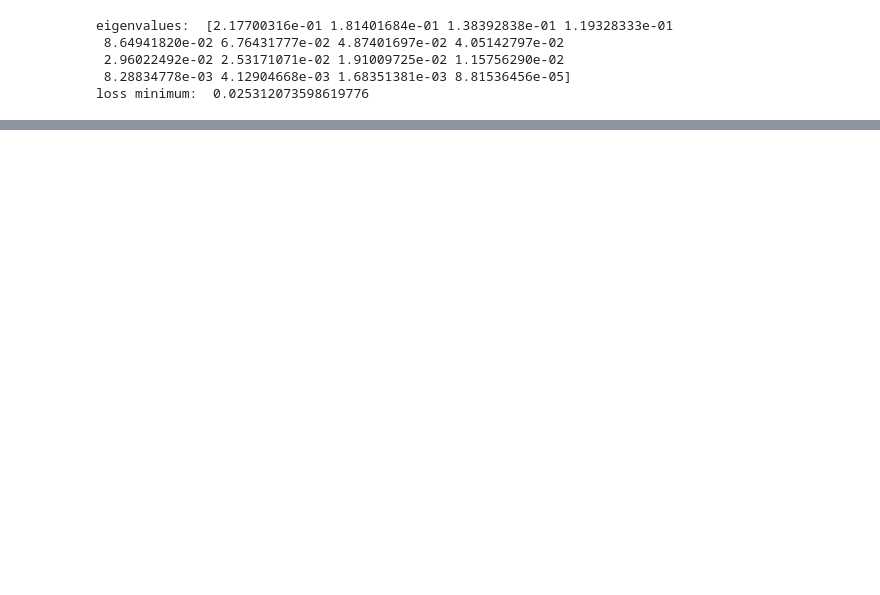
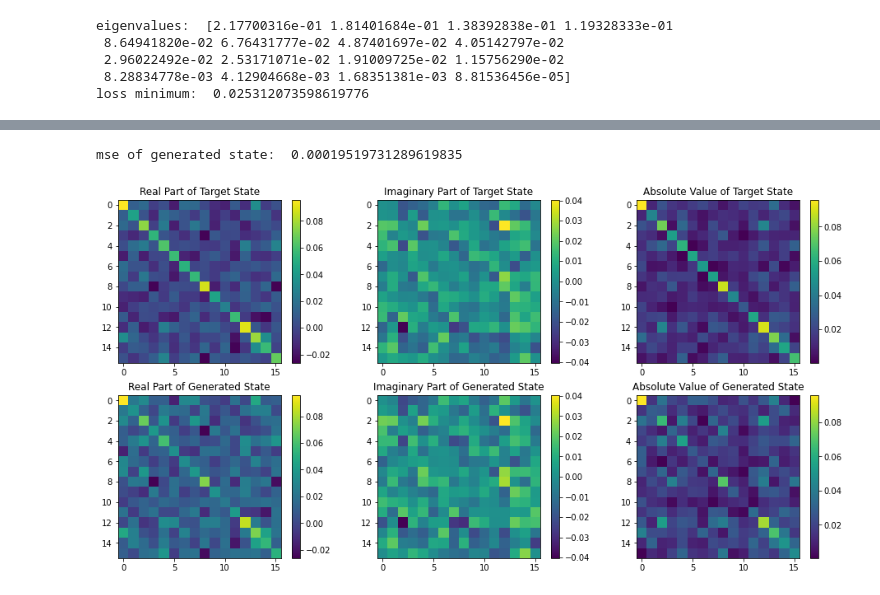
Before and after one commit to haimengzhao/g-qpca, a Jupyter notebook: qpca_gen.ipynb, the cells around one changed output, grey strips where cells are left out. Saved outputs shown, nothing was run; the diff lists cells and outputs as text; code cells hidden in the pictures; blank space fills up the shorter version.

Commit message:
generator

```diff
--- a/qpca_gen.ipynb
+++ b/qpca_gen.ipynb
@@ -195,0 +201,49 @@ eigenvalue mse:  4.1256464260853657e-07
+# %%
+dev_gen = qml.device('default.mixed', wires=n)
+@qml.qnode(dev_gen, interface=None)
+def generator(pca_eigs, n_layers, variational_params):
+    '''
+        Generate state via qPCA^dagger.
+    '''
+    qml.QubitDensityMatrix(np.diag(pca_eigs), wires=list(range(n)))
+    qml.adjoint(variational_qpca)(n_layers, variational_params)
+    return qml.density_matrix(list(range(n)))
+# %%
+# truncate eigenvalues
+n_trunc = 4
+trunc_pca_eigs = np.pad(pca_eigen[:n_trunc]/np.sum(pca_eigen[:n_trunc]), (0, n ** 2 - n_trunc), 'constant')[order]
+gen_state = generator(trunc_pca_eigs, n_layers, var_params)
+
+# print('real eigs sorted:\n', S)
+# print('pca eigs sorted:\n', pca_eigen)
+# print('pca eigs:\n', np.diag(pca_state))
+# print('trunc pca eigs:\n', trunc_pca_eigs)
+
+print('mse of generated state: ', np.mean(np.abs(gen_state - target_state)**2))
+
+fig, ax = plt.subplots(2, 3, figsize=(16, 8))
+
+im_target_real = ax[0][0].imshow(np.real(target_state))
+ax[0][0].set_title('Real Part of Target State')
+plt.colorbar(im_target_real, ax=ax[0][0])
+im_target_imag = ax[0][1].imshow(np.imag(target_state))
+ax[0][1].set_title('Imaginary Part of Target State')
+plt.colorbar(im_target_imag, ax=ax[0][1])
+im_target_abs = ax[0][2].imshow(np.abs(target_state))
+ax[0][2].set_title('Absolute Value of Target State')
+plt.colorbar(im_target_abs, ax=ax[0][2])
+
+im_gen_real = ax[1][0].imshow(np.real(gen_state))
+ax[1][0].set_title('Real Part of Generated State')
+plt.colorbar(im_target_real, ax=ax[1][0])
+im_gen_imag = ax[1][1].imshow(np.imag(gen_state))
+ax[1][1].set_title('Imaginary Part of Generated State')
+plt.colorbar(im_target_imag, ax=ax[1][1])
+im_gen_abs = ax[1][2].imshow(np.abs(gen_state))
+ax[1][2].set_title('Absolute Value of Generated State')
+plt.colorbar(im_target_abs, ax=ax[1][2])
+
+plt.show()
+# %% [output]
+mse of generated state:  0.00019519731289619835
+[figure, added]
```
Also changed, not shown: parts of 5 cells of this notebook.
